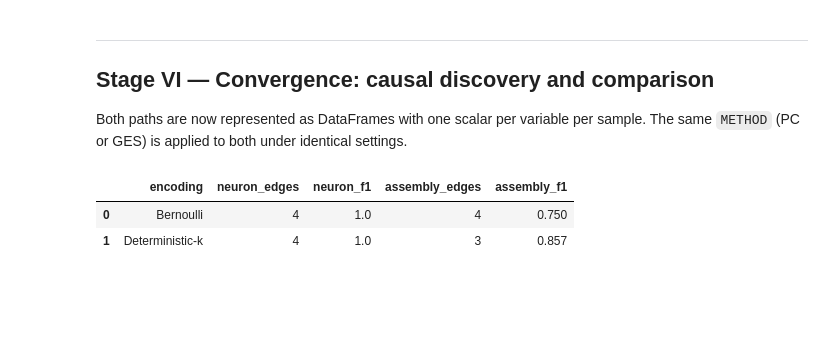
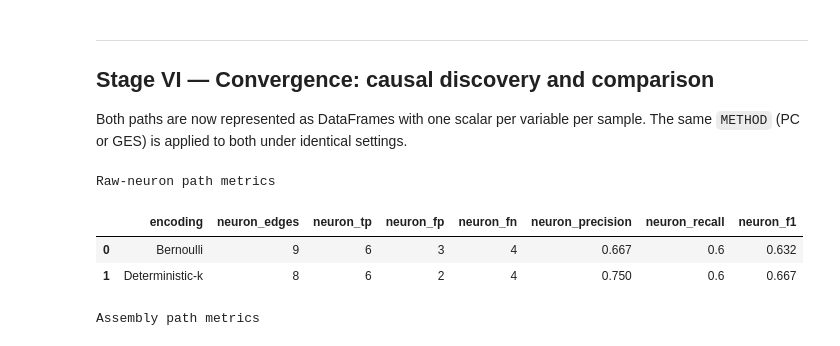
Before and after one commit to evangelia-kopadi/assemblies-encoding, a Jupyter notebook: notebooks/pipeline_visualization.ipynb, the cells around one changed output. Drawn from its saved outputs; the diff is of its cells as text; code cells hidden in the pictures; blank space fills up the shorter version.

```diff
--- a/notebooks/pipeline_visualization.ipynb
+++ b/notebooks/pipeline_visualization.ipynb
@@ -125,0 +154,19 @@ ground-truth edges:
+# %%
+# Stage I.B: Ground-truth DAG
+fig, ax = plt.subplots(figsize=(4.56, 4.21), constrained_layout=True)
+draw_dag(
+    ax,
+    GT_EDGES,
+    "Ground-truth DAG",
+    "#A5D6A7",
+    var_names=VAR_NAMES,
+    dag_pos=DAG_POS,
+    node_r=NODE_R,
+    label_fs=LABEL_FS,
+    title_fs=TITLE_FS,
+    wrap_labels=WRAP,
+    gt_edges=GT_EDGES,
+)
+if ax.get_legend():
+    ax.get_legend().remove()
+plt.show()
@@ -138,6 +220,8 @@ bern_neural, bern_stim_idx = encode(
     neurons_per_var=NEURONS_PER_VAR,
     seed=SEED,
     positive_values_map=POSITIVE_VALUES_MAP,
+    positive_prob=BERN_POSITIVE_PROB,
+    negative_prob=BERN_NEGATIVE_PROB,
     k_step=DETERMINISTIC_K_STEP,
 )
 detk_neural, detk_stim_idx = encode(
@@ -151,12 +235,12 @@ detk_neural, detk_stim_idx = encode(
     k_step=DETERMINISTIC_K_STEP,
 )
 
-# Show spike block for PriorGPA under both encodings
+# Show spike block for first variable under both encodings
 fig, axes = plt.subplots(1, 2, figsize=(13, 4), sharey=True)
 for ax, (label, neural) in zip(axes, [("Bernoulli", bern_neural), ("Deterministic-k", detk_neural)]):
     block = neural[:80, :90]
     ax.imshow(block, aspect="auto", interpolation="nearest", cmap="Blues")
-    ax.set_title(f"Stage II — {label}\nPriorGPA neuron block (first 80 samples × 90 neurons)")
+    ax.set_title(f"Stage II - {label}\n{VAR_NAMES[0]} neuron block (first 80 samples x 90 neurons)")
     ax.set_xlabel("local neuron index")
     ax.set_ylabel("sample")
 plt.tight_layout()
@@ -341,34 +430,46 @@ for label, ne, ae in [
     am = compare_dags(GT_EDGES, ae, VAR_NAMES)
     rows.append(
         {
             "encoding": label,
             "neuron_edges": len(ne),
             "neuron_f1": round(nm["f1"], 3),
             "neuron_precision": round(nm["precision"], 3),
             "neuron_recall": round(nm["recall"], 3),
             "neuron_tp": nm["tp"],
             "neuron_fp": nm["fp"],
             "neuron_fn": nm["fn"],
             "assembly_edges": len(ae),
             "assembly_f1": round(am["f1"], 3),
             "assembly_precision": round(am["precision"], 3),
             "assembly_recall": round(am["recall"], 3),
             "assembly_tp": am["tp"],
             "assembly_fp": am["fp"],
             "assembly_fn": am["fn"],
         }
     )
 
 summary_df = pd.DataFrame(rows)
-display(summary_df)
+
+print("Raw-neuron path metrics")
+display(
+    summary_df[[
+        "encoding",
+        "neuron_edges", "neuron_tp", "neuron_fp", "neuron_fn",
+        "neuron_precision", "neuron_recall", "neuron_f1",
+    ]]
+)
+
+print("Assembly path metrics")
 display(
     summary_df[[
         "encoding",
         "assembly_edges", "assembly_tp", "assembly_fp", "assembly_fn",
         "assembly_precision", "assembly_recall", "assembly_f1",
     ]]
 )
 # %% [output]
+Raw-neuron path metrics
-|  | encoding | neuron_edges | neuron_f1 | assembly_edges | assembly_f1 |
-| 0 | Bernoulli | 4 | 1.0 | 4 | 0.750 |
-| 1 | Deterministic-k | 4 | 1.0 | 3 | 0.857 |
+|  | encoding | neuron_edges | neuron_tp | neuron_fp | neuron_fn | neuron_precision | neuron_recall | neuron_f1 |
+| 0 | Bernoulli | 9 | 6 | 3 | 4 | 0.667 | 0.6 | 0.632 |
+| 1 | Deterministic-k | 8 | 6 | 2 | 4 | 0.750 | 0.6 | 0.667 |
+Assembly path metrics
```
Also changed, not shown: parts of 12 cells of this notebook, 1 other file.
